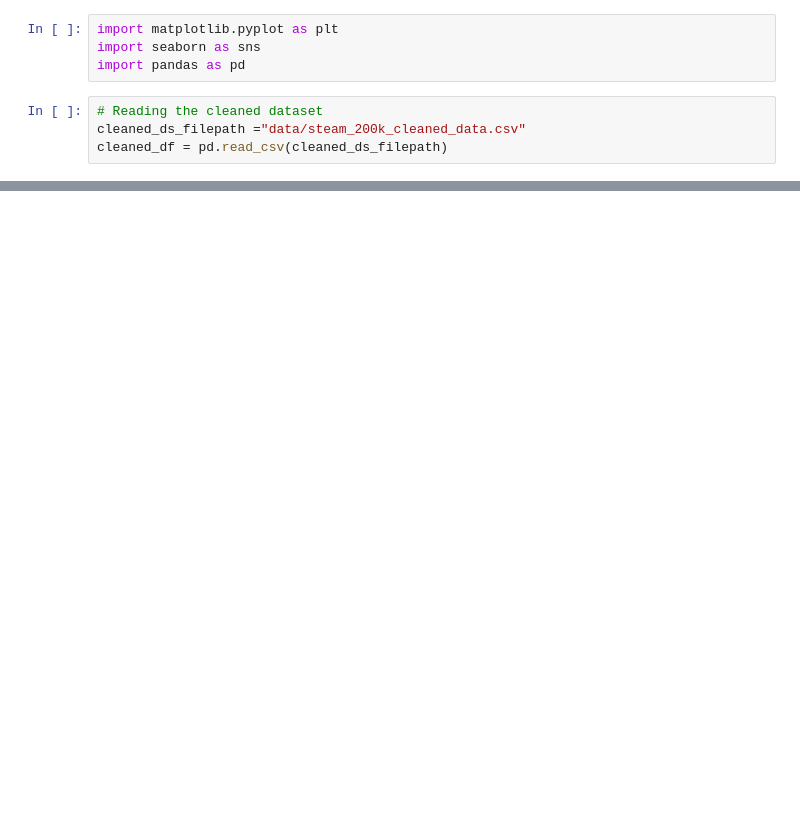
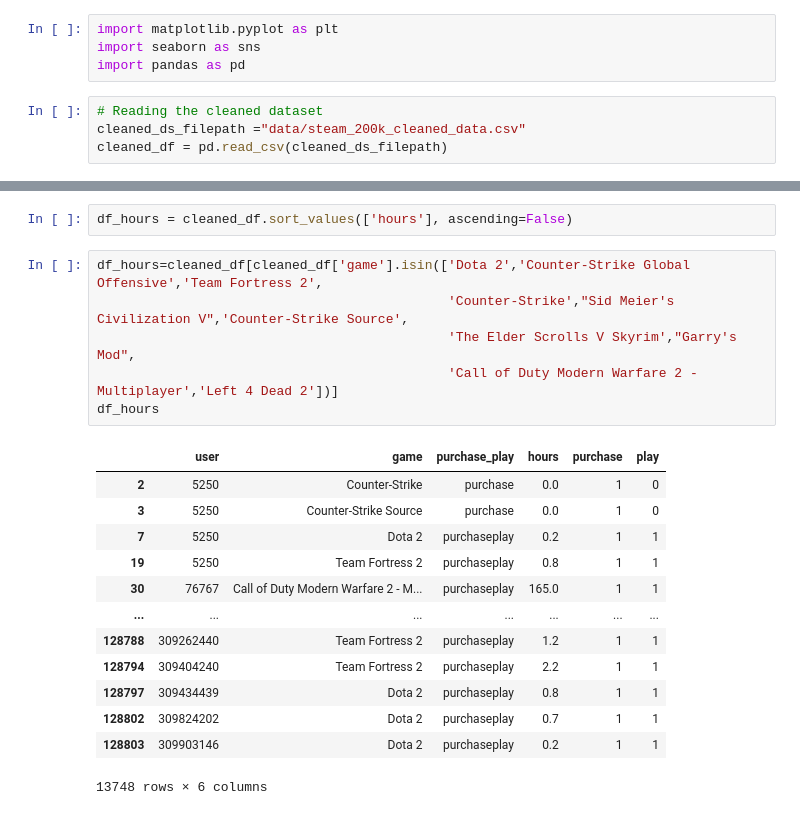
Before and after one commit to rajdeinno/recommedation-system, a Jupyter notebook: data_eda.ipynb, the cells around one changed output, grey strips where cells are left out. Saved outputs shown, nothing was run; the diff lists cells and outputs as text; blank space fills up the shorter version.

```diff
--- a/data_eda.ipynb
+++ b/data_eda.ipynb
@@ -19,0 +114,22 @@ cleaned_df.head()
+# %%
+df_hours = cleaned_df.sort_values(['hours'], ascending=False)
+# %%
+df_hours=cleaned_df[cleaned_df['game'].isin(['Dota 2','Counter-Strike Global Offensive','Team Fortress 2',
+                                             'Counter-Strike',"Sid Meier's Civilization V",'Counter-Strike Source',
+                                             'The Elder Scrolls V Skyrim',"Garry's Mod",
+                                             'Call of Duty Modern Warfare 2 - Multiplayer','Left 4 Dead 2'])]
+df_hours
+# %% [output]
+|  | user | game | purchase_play | hours | purchase | play |
+| 2 | 5250 | Counter-Strike | purchase | 0.0 | 1 | 0 |
+| 3 | 5250 | Counter-Strike Source | purchase | 0.0 | 1 | 0 |
+| 7 | 5250 | Dota 2 | purchaseplay | 0.2 | 1 | 1 |
+| 19 | 5250 | Team Fortress 2 | purchaseplay | 0.8 | 1 | 1 |
+| 30 | 76767 | Call of Duty Modern Warfare 2 - M... | purchaseplay | 165.0 | 1 | 1 |
+| ... | ... | ... | ... | ... | ... | ... |
+| 128788 | 309262440 | Team Fortress 2 | purchaseplay | 1.2 | 1 | 1 |
+| 128794 | 309404240 | Team Fortress 2 | purchaseplay | 2.2 | 1 | 1 |
+| 128797 | 309434439 | Dota 2 | purchaseplay | 0.8 | 1 | 1 |
+| 128802 | 309824202 | Dota 2 | purchaseplay | 0.7 | 1 | 1 |
+| 128803 | 309903146 | Dota 2 | purchaseplay | 0.2 | 1 | 1 |
+13748 rows × 6 columns
```
Also changed, not shown: parts of 14 cells of this notebook, 1 other file.
